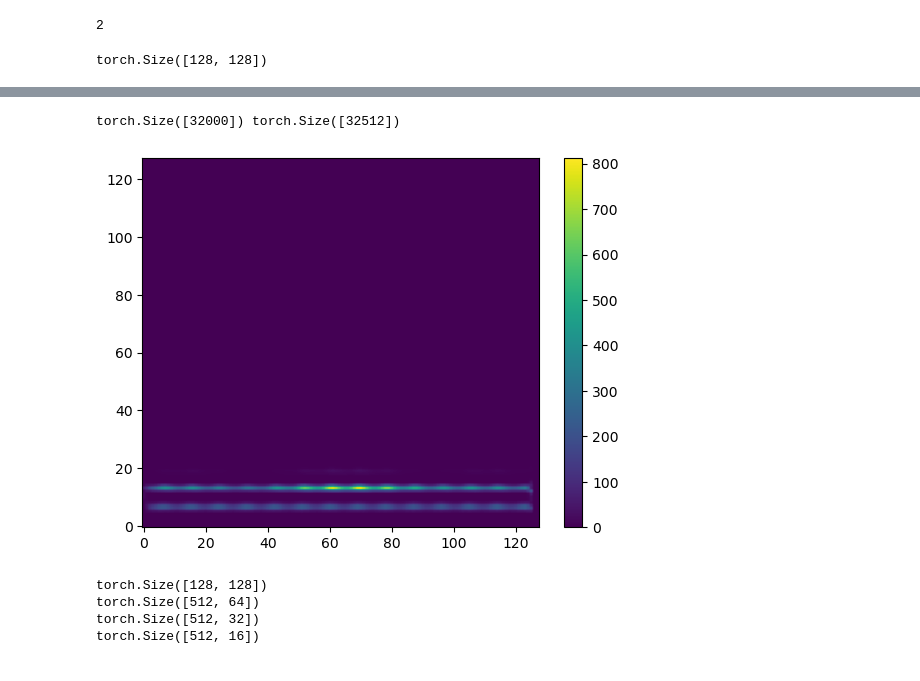
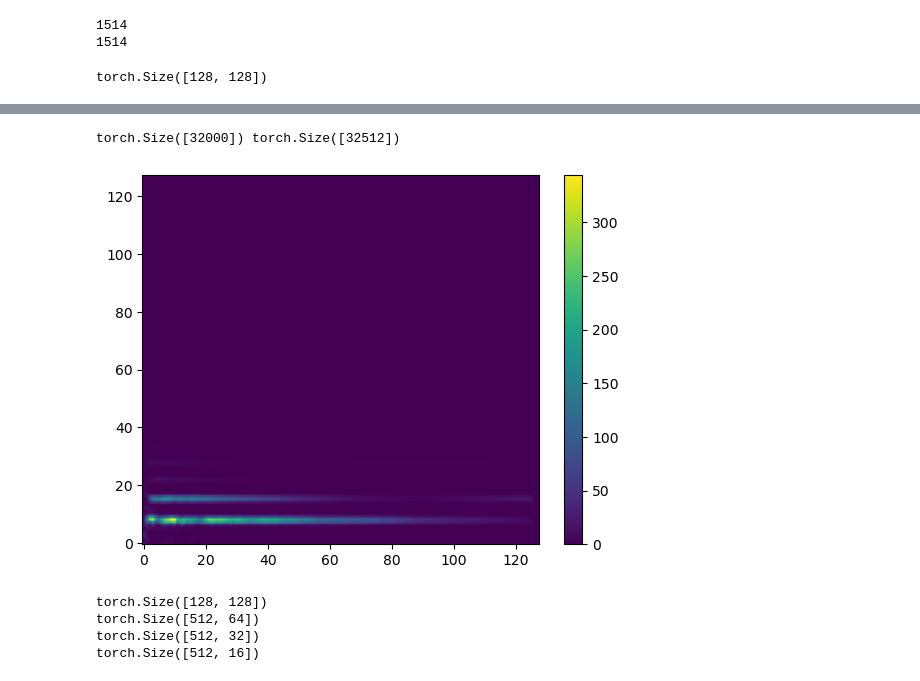
Before and after one commit to ATotor/MultiEntVAE, a Jupyter notebook: notebook helper.ipynb, the cells around one changed output, grey strips where cells are left out. Drawn from its saved outputs; the diff is of its cells as text; code cells hidden in the pictures.

```diff
--- a/notebook helper.ipynb
+++ b/notebook helper.ipynb
@@ -10,11 +10,26 @@ import torch.nn as nn
 # %%
 device = torch.device('cuda')
 # %%
-top_path = "/data/atiam_ml_mvae/nsynth-train"
+top_path = "data/nsynth-test"
 files = glob(f'{os.path.abspath(top_path)}/**/*.wav', recursive=True)
 filenames = [os.path.basename(f).removesuffix('.wav') for f in files]
 with open(os.path.join(top_path, 'examples.json')) as f:
     meta = json.load(f)
+# %%
+minpitch,maxpitch = 24,96
+filenames = list(filter(lambda f: minpitch <= meta[f]['pitch'] <= maxpitch, filenames))
+files = list(map(lambda x : f'{os.path.abspath(top_path)}/audio/{x}.wav',filenames))
+
+filenames = list(filter(lambda f: meta[f]['instrument_source_str'] in ['acoustic'], filenames))
+files = list(map(lambda x : f'{os.path.abspath(top_path)}/audio/{x}.wav',filenames))
+
+filenames = list(filenames)
+files = list(files)
+print(len(filenames))
+print(len(files))
+# %% [output]
+1514
+1514
 # %%
 class func2module(nn.Module):
     def __init__(self,f):
@@ -47,37 +62,31 @@ def getitem(idx: int, load_audio = True) -> tuple[torch.Tensor, float, str]:
         audio = None
     pitch = meta[_fname]['pitch']
     return {"x": x, "pitch": pitch, "fname": _fname, "audio" : audio}
-# %%
-*_, n_sample = spec.shape
-n_pad = 2 ** (n_sample - 1).bit_length() - n_sample
-n_pad
-# %% [output]
-2
 # %%
-found = 0
+found = 4
 for i in range(0):
     item = getitem(i,load_audio=False)
     if item['fname'] == 'bass_synthetic_134-022-100':
         found = i
         print(found)
         break
 item = getitem(found)
 spec, pitch, fname, audio = item['x'],item['pitch'],item['fname'],item['audio']
 spec = nn.functional.pad(spec, (0, 2))
 recreated_audio = inverse_transform(spec)
 print(spec.shape)
 display(Audio(audio.cpu(),rate=16000))
 display(Audio(recreated_audio.cpu(),rate=16000))
 print(audio.shape, recreated_audio.shape)
 plt.imshow(spec.cpu(),origin="lower",aspect='auto')
 plt.colorbar()
 plt.show()
 # %% [output]
 torch.Size([128, 128])
 [interactive output not drawn]
 [interactive output not drawn]
 torch.Size([32000]) torch.Size([32512])
-[figure, old version]
+[figure, new version]
 # %%
 print(spec.shape)
 enc1=nn.Conv1d(in_channels=128,out_channels=512,kernel_size=3,stride=2,padding=1,device=device)(spec)
```
Also changed, not shown: parts of 10 cells of this notebook, 2 other files.
